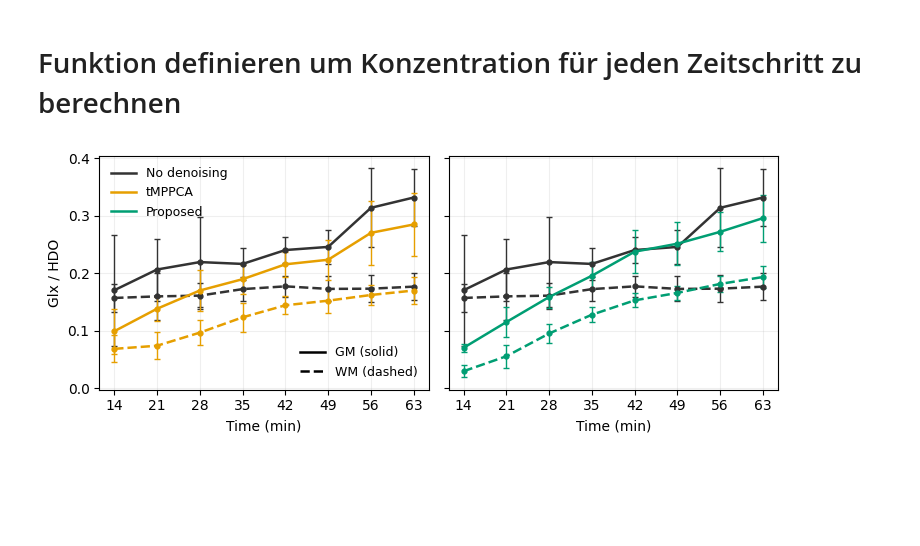
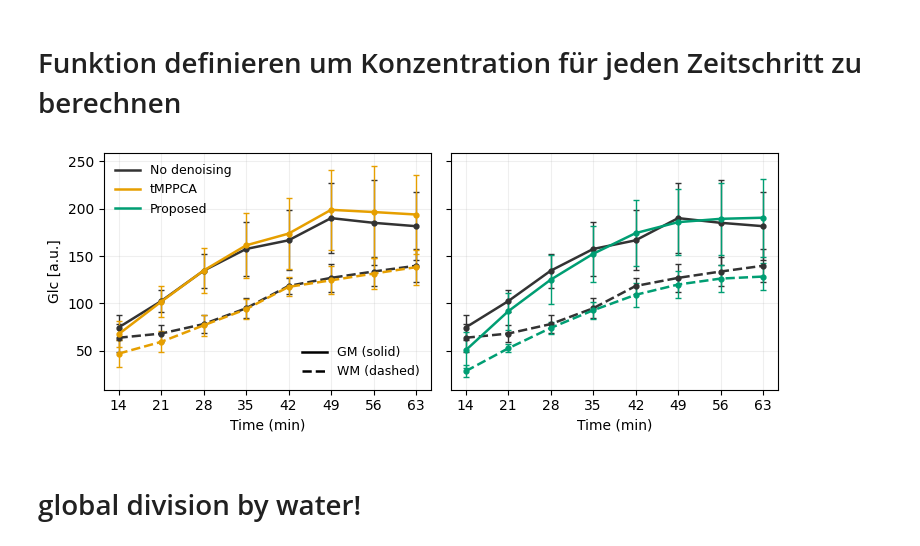
Before and after one commit to EdgarFischer/DMI_Denoising, a Jupyter notebook: notebooks/CompareTimeCourseAndContrast.ipynb, the cells around one changed output. Cells and saved outputs as stored; diff of their text form; code cells hidden in the pictures; blank space fills up the shorter version.

```diff
--- a/notebooks/CompareTimeCourseAndContrast.ipynb
+++ b/notebooks/CompareTimeCourseAndContrast.ipynb
@@ -594,46 +594,48 @@ def plot_timecourse_metabolite_group(
 #     normalize_to_water=normalize_to_water,
 # )
 
 time_minutes = [14, 21, 28, 35, 42, 49, 56, 63]
 
 method_labels = {
     "noisy": "No denoising",
     "tMPPCA_5D": "tMPPCA",
     "deep_tMPPCA_5D": "Proposed",
 }
 
 
+plot_timecourse_metabolite_group(
+    metabolite="Glc",
+    method_templates=method_templates,
+    subjects=subjects,
+    time_minutes=time_minutes,
+    y_label="Glc [a.u.]",
+    method_labels=method_labels,
+    crlb_threshold=crlb_threshold,
+    normalize_to_water=normalize_to_water,
+)
+
+
 # plot_timecourse_metabolite_group(
-#     metabolite="Glc",
+#     metabolite="Glx",
 #     method_templates=method_templates,
 #     subjects=subjects,
 #     time_minutes=time_minutes,
-#     y_label="Glc [a.u.]",
 #     method_labels=method_labels,
+#     y_label="Glx [a.u.]",
 #     crlb_threshold=crlb_threshold,
 #     normalize_to_water=normalize_to_water,
 # )
-
-
-plot_timecourse_metabolite_group(
-    metabolite="Glx",
-    method_templates=method_templates,
-    subjects=subjects,
-    time_minutes=time_minutes,
-    method_labels=method_labels,
-    y_label="Glx [a.u.]",
-    crlb_threshold=crlb_threshold,
-    normalize_to_water=normalize_to_water,
-)
 
 
 # plot_timecourse_metabolite_group(
 #     metabolite="Lac",
 #     method_templates=method_templates,
 #     subjects=subjects,
 #     crlb_threshold=crlb_threshold,
 #     normalize_to_water=normalize_to_water,
 # )
 # %% [output]
-[figure, old version]
+[figure, new version]
+# %% [markdown]
+# global division by water!
 # %%
```
Also changed, not shown: parts of 2 cells of this notebook, 15 other files.
